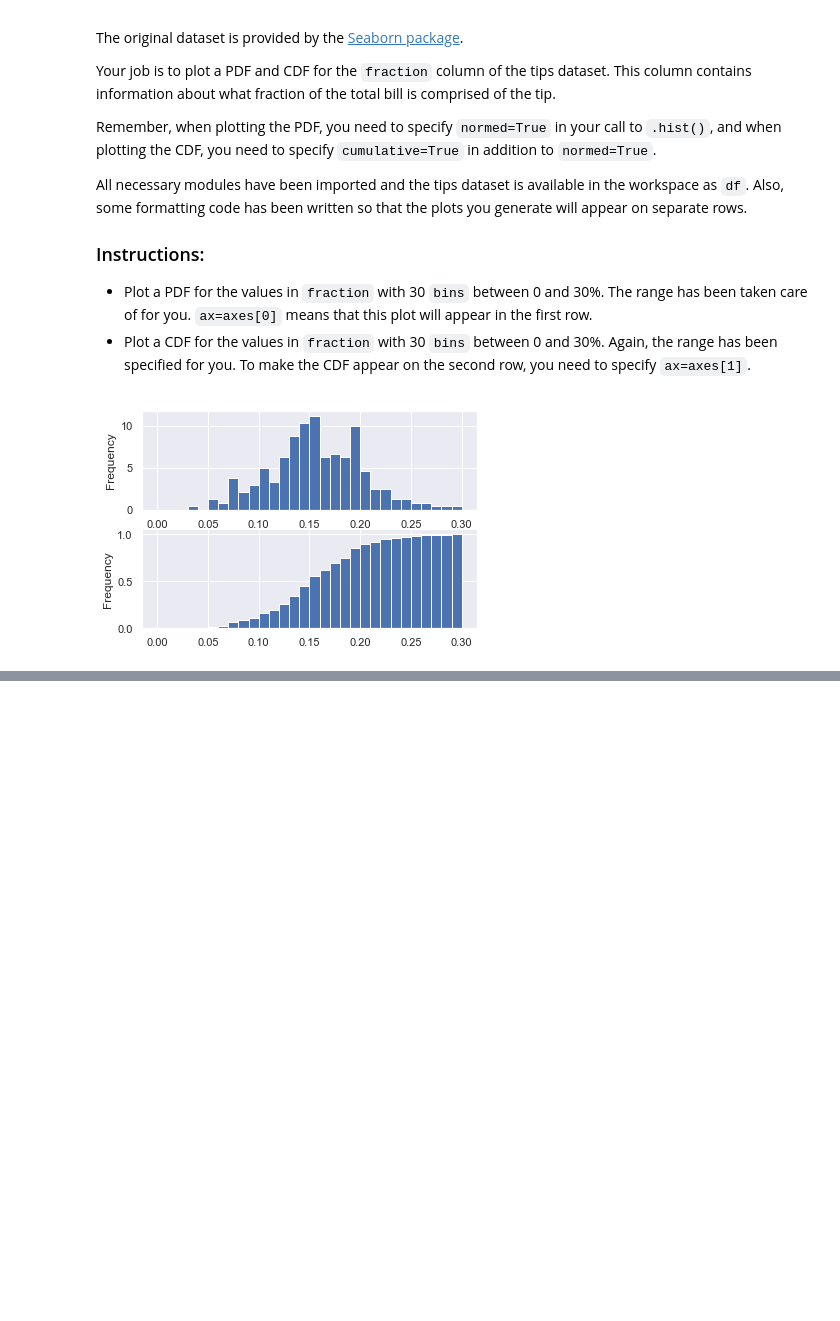
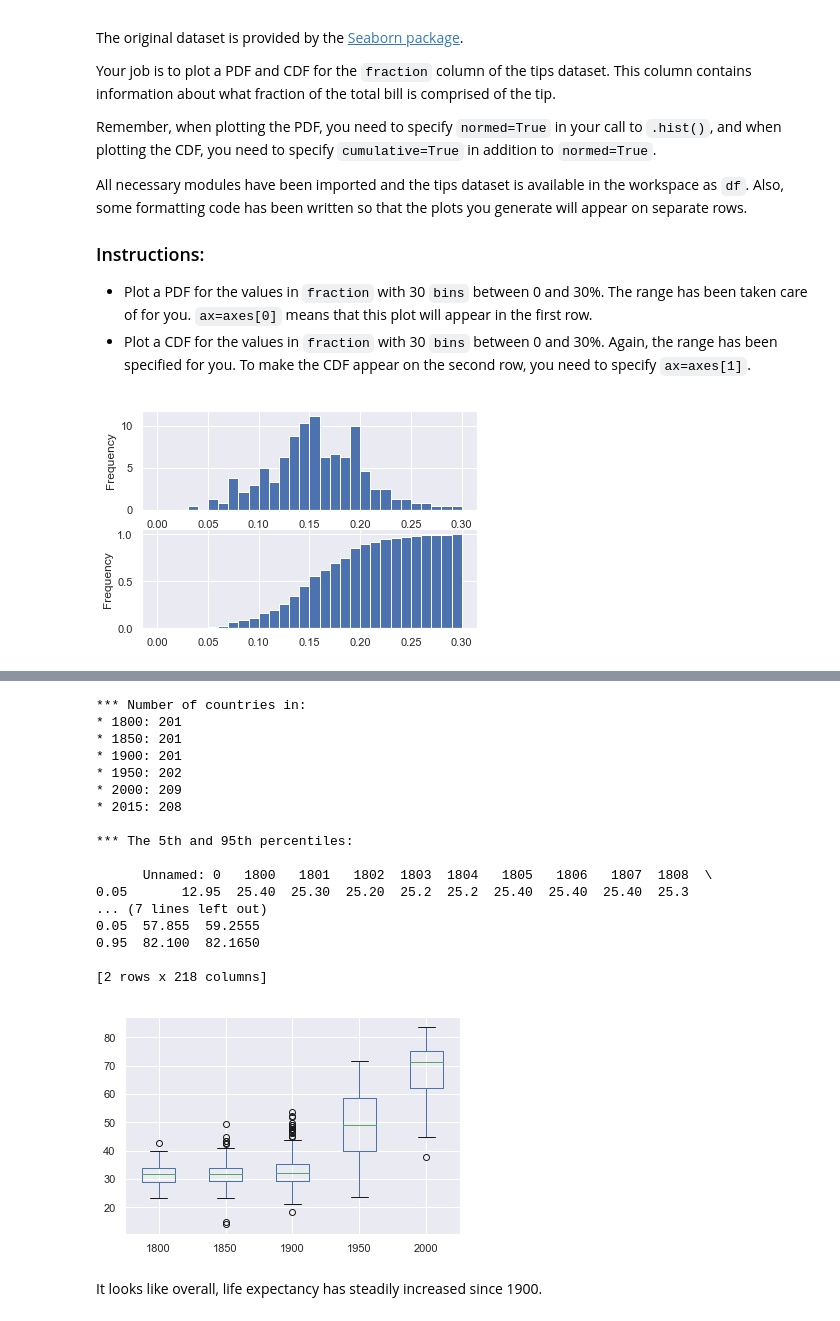
Before and after one commit to mitabunov/DataCamp_pony, a Jupyter notebook: 08_pandas_foundations/02_Exploratory_data_analysis.ipynb, the cells around one changed output, grey strips where cells are left out. Drawn from its saved outputs; the diff is of its cells as text; code cells hidden in the pictures; blank space fills up the shorter version.

```diff
--- a/08_pandas_foundations/02_Exploratory_data_analysis.ipynb
+++ b/08_pandas_foundations/02_Exploratory_data_analysis.ipynb
@@ -144,0 +228,60 @@ plt.show()
+# %%
+# Load dataset
+df_gapminder = pd.read_csv('_datasets/gapminder.csv')
+# %%
+print('*** Number of countries in:')
+
+# Print the number of countries reported in 1800
+print('* 1800:', end='\t')
+print(df_gapminder['1800'].count())
+
+# Print the number of countries reported in 1850
+print('* 1850:', end='\t')
+print(df_gapminder['1850'].count())
+
+# Print the number of countries reported in 1900
+print('* 1900:', end='\t')
+print(df_gapminder['1900'].count())
+
+# Print the number of countries reported in 1950
+print('* 1950:', end='\t')
+print(df_gapminder['1950'].count())
+
+# Print the number of countries reported in 2000
+print('* 2000:', end='\t')
+print(df_gapminder['2000'].count())
+
+# Print the number of countries reported in 2015
+print('* 2015:', end='\t')
+print(df_gapminder['2015'].count())
+print('')
+
+# Print the 5th and 95th percentiles
+print('*** The 5th and 95th percentiles:\n')
+print(df_gapminder.quantile([0.05, 0.95]))
+
+# Generate a box plot
+years = ['1800', '1850', '1900', '1950', '2000']
+df_gapminder[years].plot(kind='box')
+plt.show()
+# %% [output]
+*** Number of countries in:
+* 1800: 201
+* 1850: 201
+* 1900: 201
+* 1950: 202
+* 2000: 209
+* 2015: 208
+
+*** The 5th and 95th percentiles:
+
+      Unnamed: 0   1800   1801   1802  1803  1804   1805   1806   1807  1808  \
+0.05       12.95  25.40  25.30  25.20  25.2  25.2  25.40  25.40  25.40  25.3
+... (7 lines left out)
+0.05  57.855  59.2555
+0.95  82.100  82.1650
+
+[2 rows x 218 columns]
+[figure, added]
+# %% [markdown]
+It looks like overall, life expectancy has steadily increased since 1900.
```
Also changed, not shown: parts of 15 cells of this notebook, 10 other files.
